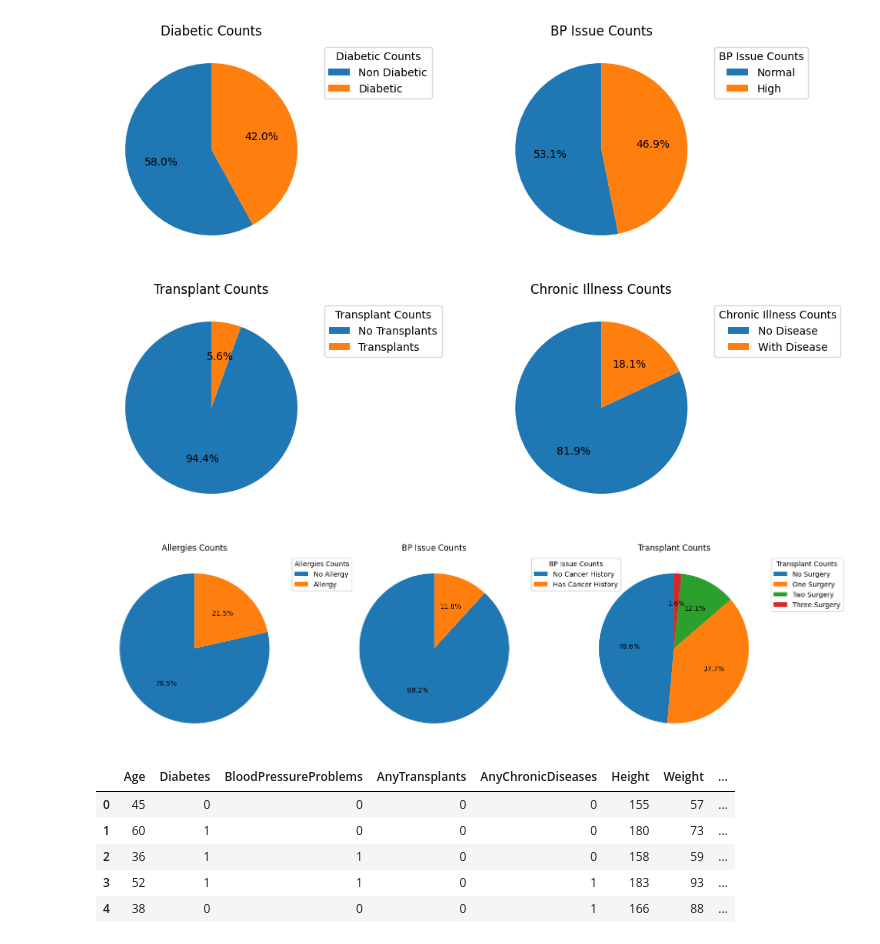
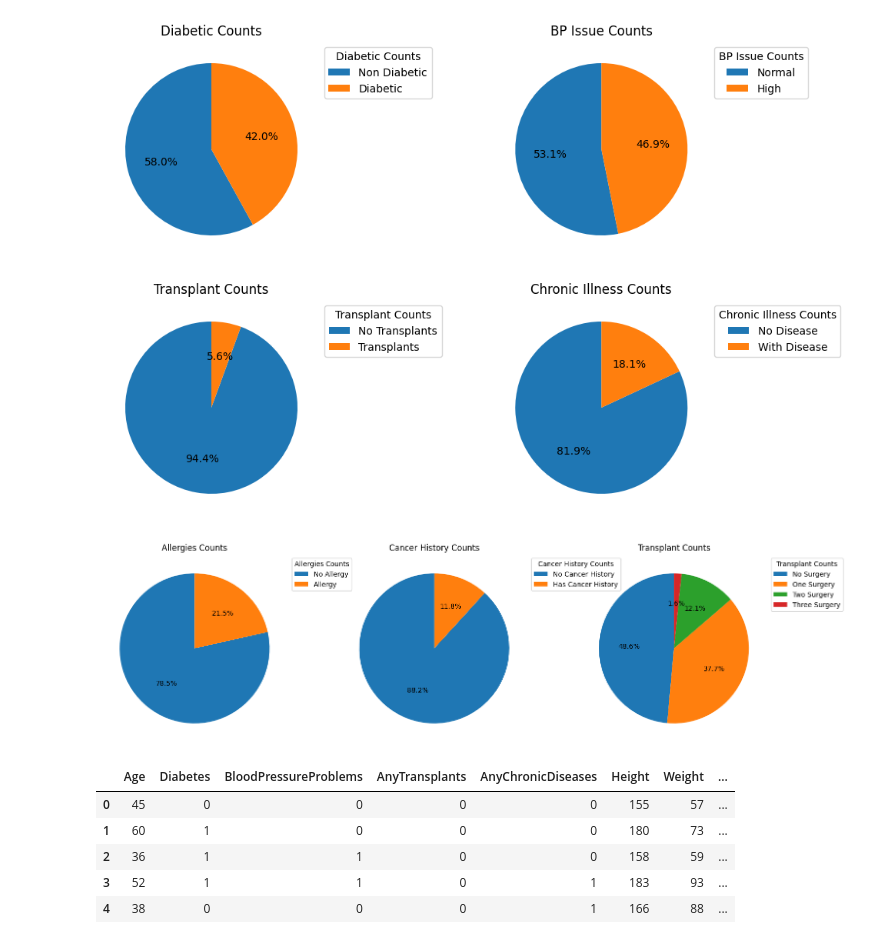
Before and after one commit to adgh82/insurance-cost-predictor-linear-reg, a Jupyter notebook: insurance_eda.ipynb, the cells around one changed output. Drawn from its saved outputs; the diff is of its cells as text; code cells hidden in the pictures.

Commit message:
Visualization Label Fix

```diff
--- a/insurance_eda.ipynb
+++ b/insurance_eda.ipynb
@@ -154,11 +154,11 @@ plt.show()
 # %%
 fig, axes=plt.subplots(1, 3, figsize=(18, 5))
 plot_data_distribution(allergies_dict.keys(),allergies_dict.values(),axes[0],'Allergies Counts')
-plot_data_distribution(cancer_dict.keys(),cancer_dict.values(),axes[1],'BP Issue Counts')
+plot_data_distribution(cancer_dict.keys(),cancer_dict.values(),axes[1],'Cancer History Counts')
 plot_data_distribution(surgery_dict.keys(),surgery_dict.values(),axes[2],'Transplant Counts')
 plt.show()
 # %% [output]
-[figure, old version]
+[figure, new version]
 # %%
 ins_df_bin = raw_ins_df.copy()
 # %%
```
